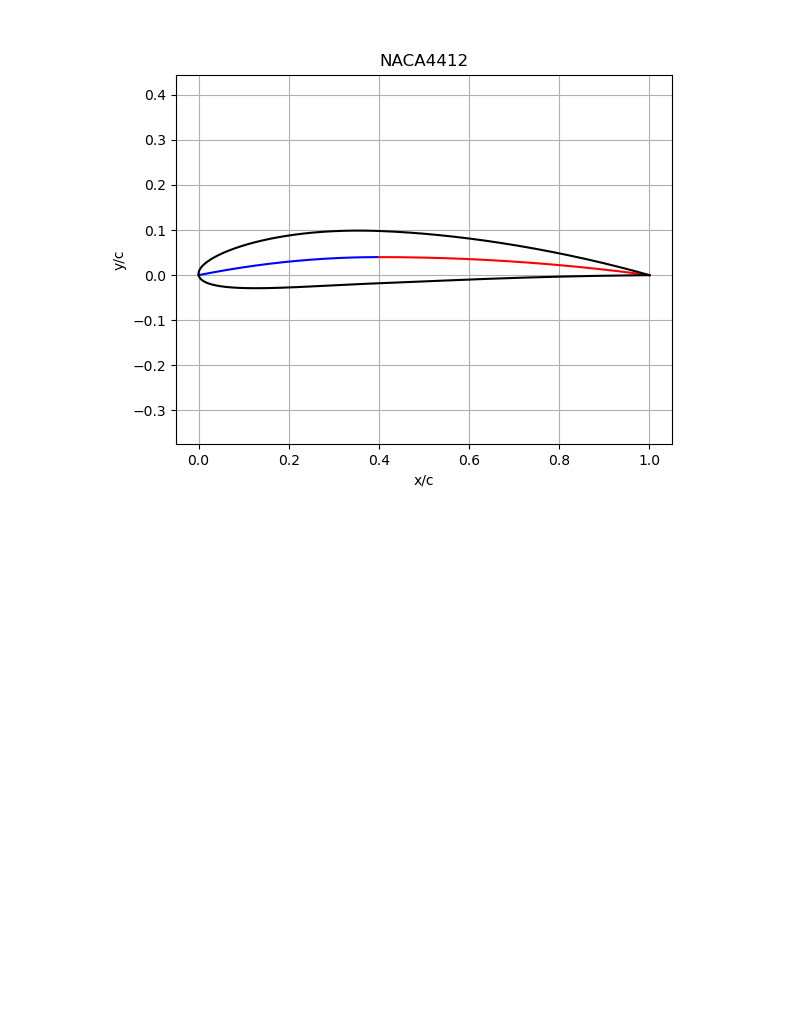
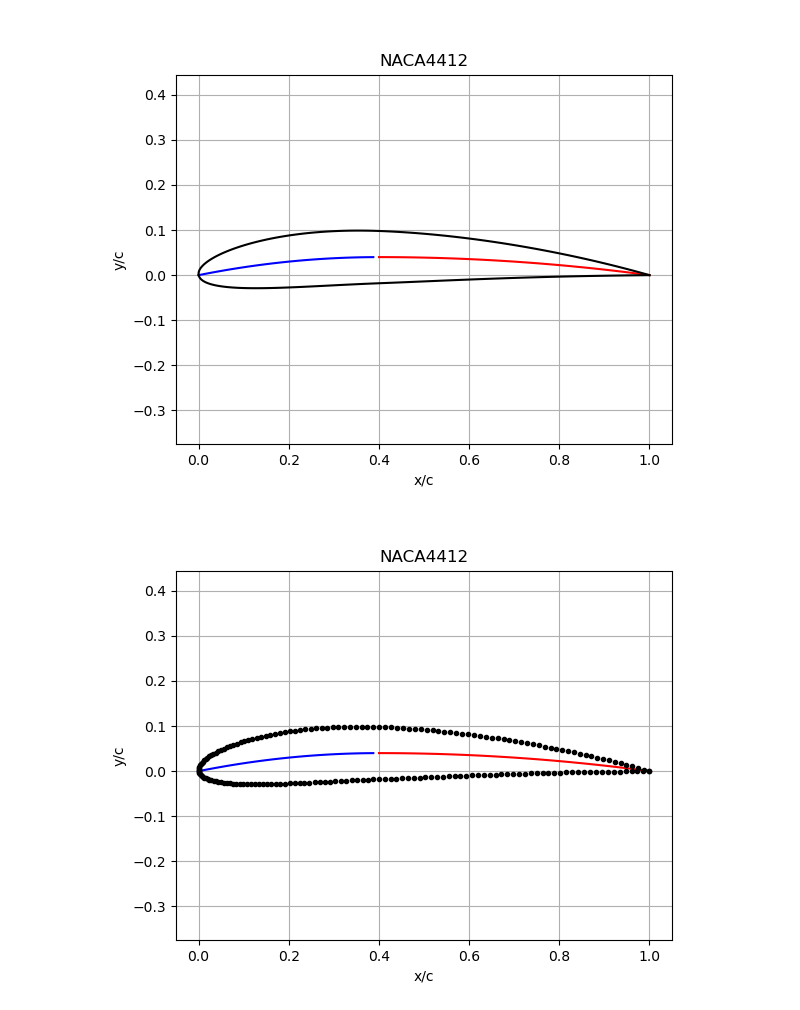
Before and after one commit to pschlatt1/notebooks, a Jupyter notebook: NACA-profiledata.ipynb, the cells around one changed output. Cells and saved outputs as stored; diff of their text form; code cells hidden in the pictures; blank space fills up the shorter version.

```diff
--- a/NACA-profiledata.ipynb
+++ b/NACA-profiledata.ipynb
@@ -36,11 +40,13 @@ from matplotlib import pyplot as plt
 # %%
 # NACA4412
-m=4./100
-p=4./10
+m=4./100.
+p=4./10.
 t=12./100.
+
+prof = "NACA"+str(int(m*100))+str(int(p*10))+str(int(t*100))
 
 # wedge spreading orthogonal to camber line
 #wd = 0.0005
-wd = 0.
-# wedge spreading in y direction
+wd = 0.0
+# wedge spreading in vertical y direction
 wd1 = 0.0
@@ -49,10 +61,10 @@ wd1 = 0.0
 # %%
-pp=max(p,0.1)     # make sure that you have some refinement at the leading edge even for p=0
-NpointsLE=200;      #Number of divisions before x/c=p
+pp=max(p,0.2)     # make sure that you have some refinement at the leading edge even for p=0
+NpointsLE=50;      # Number of points before x/c=p
 dtheta=(np.pi/2)/NpointsLE;
-theta = np.arange(0.0, np.pi/2, dtheta)       #Half-cosine distribution up to x=p in order to refine LE
+theta = np.arange(0.0, np.pi/2, dtheta)       # Half-cosine distribution up to x=p in order to refine LE
 x1 = (1-np.cos(theta))*pp
-dx = x1[NpointsLE-1]-x1[NpointsLE-2];     #Linear distribution from x=p to TE
+dx = x1[NpointsLE-1]-x1[NpointsLE-2];     # Linear distribution from x=p to TE
 #x2 = np.arange(pp,1,dx)
 NpointsTE = int( (1-pp)//dx)
 x2 = np.linspace(pp,1,NpointsTE)
@@ -111,3 +123,10 @@ yc2 = yc2*chord;
 # add wedge spread in y direction
 yu+=wd1*x
 yl-=wd1*x
+
+
+print('Profile: ',prof)
+
+print('Number of points up to ',pp*100,'% :',NpointsLE)
+print('Number of points for the trailing edge: ',NpointsTE)
+print('Total number of points per side: ',yu.size)
@@ -126,5 +150,18 @@ plt.grid(True)
 plt.show()
 # %% [output]
 [figure]
+# %%
+plt.figure()
+plt.plot(x1, yc1, 'b')
+plt.plot(x2,yc2,'r')
+plt.plot(xu,yu,'k.',xl,yl,'k.')
+plt.axis('equal')
+plt.title(prof)
+plt.ylabel('y/c')
+plt.xlabel('x/c')
+plt.grid(True)
+plt.show()
+# %% [output]
+[figure, added]
 # %%
 #write out current profile
```
Also changed, not shown: parts of 9 cells of this notebook.
